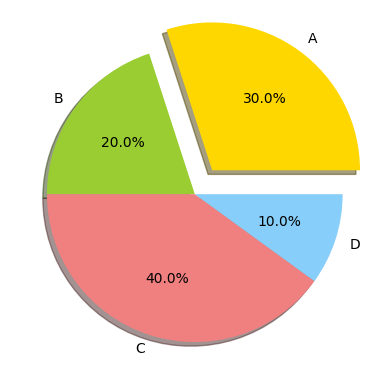
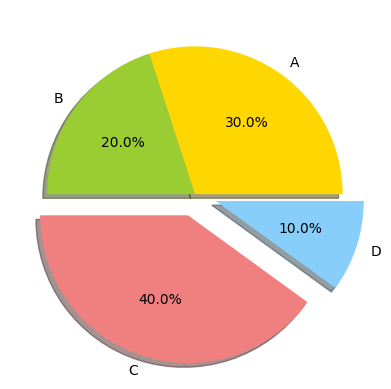
Unified diff of the notebook cell whose output changed from the first chart to the second:
--- before
+++ after
@@ -4,6 +4,6 @@
 sizes=[30,20,40,10]
 colors=['gold','yellowgreen','lightcoral','lightskyblue']
-explode=(0.2,0,0,0) ##move out the 1st slice
+expl=(0,0,0.15,0.15) ##move out the 1st slice
 
 ##create apie chart
-plt.pie(sizes,explode=explode,labels=labels,colors=colors,autopct="%1.1f%%",shadow=True)
+plt.pie(sizes,explode=expl,labels=labels,colors=colors,autopct="%1.1f%%",shadow=True)

Commit: DA wth PY done